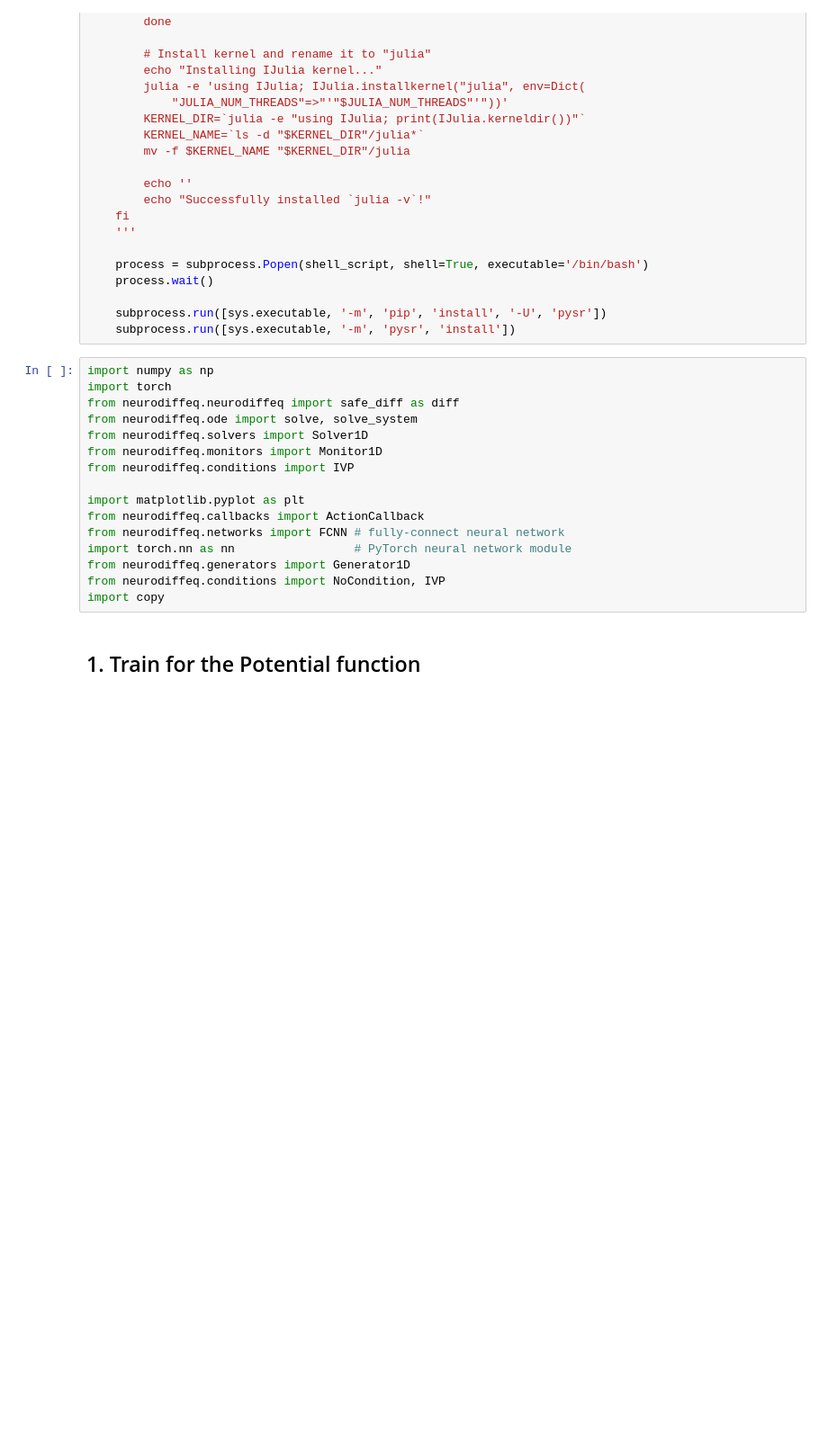
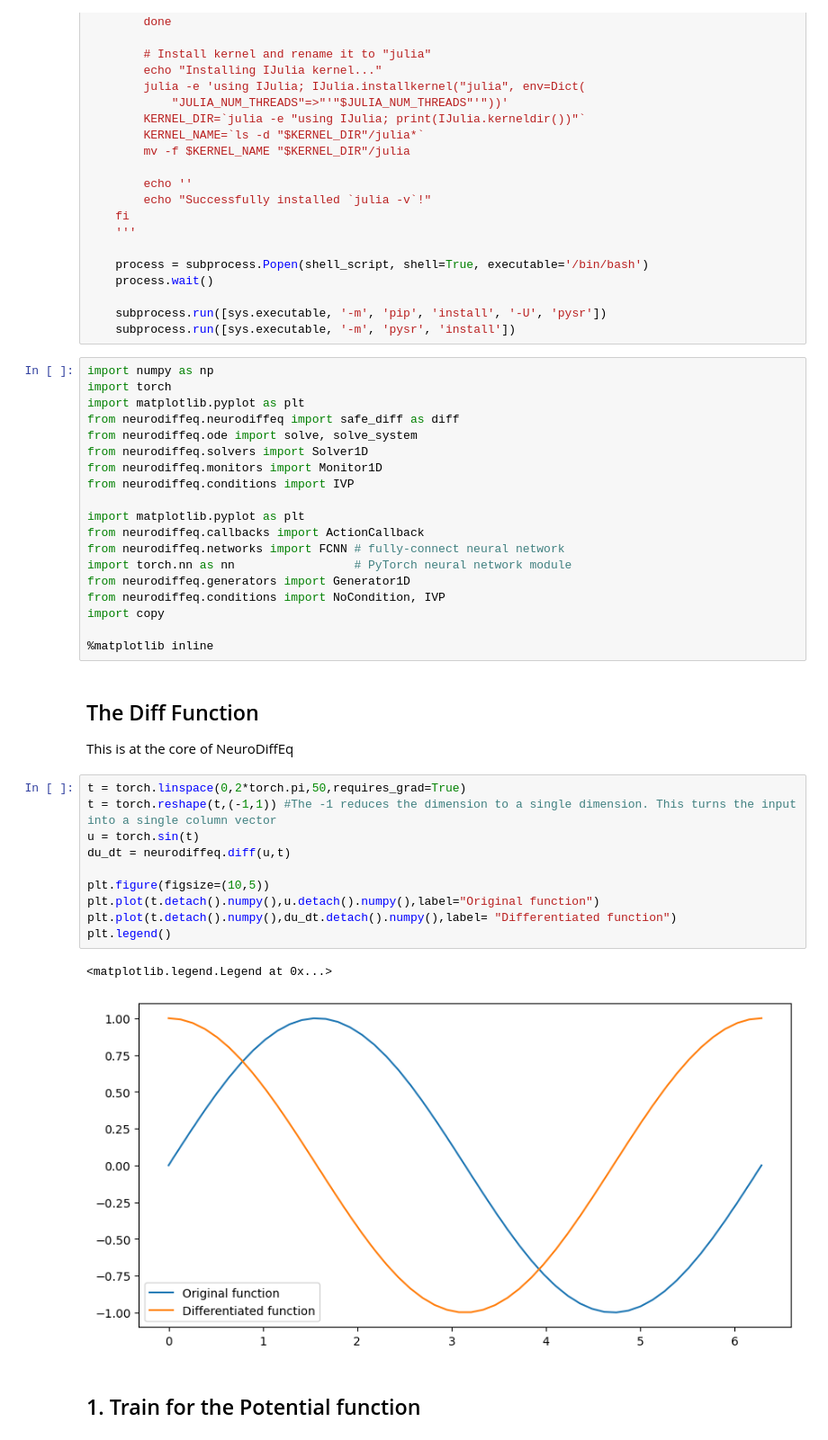
Before and after one commit to Nachiket-Yadav/c_physics_projects, a Jupyter notebook: NeurodiffEq_Potential_PINNs copy.ipynb, the cells around one changed output. Shown at 90% size. Cells and saved outputs as stored; diff of their text form; blank space fills up the shorter version.

```diff
--- a/NeurodiffEq_Potential_PINNs copy.ipynb
+++ b/NeurodiffEq_Potential_PINNs copy.ipynb
@@ -66,6 +77,7 @@ except ImportError:
 # %%
 import numpy as np
 import torch
+import matplotlib.pyplot as plt
 from neurodiffeq.neurodiffeq import safe_diff as diff
 from neurodiffeq.ode import solve, solve_system
 from neurodiffeq.solvers import Solver1D
@@ -79,6 +91,25 @@ import torch.nn as nn                 # PyTorch neural network module
 from neurodiffeq.generators import Generator1D
 from neurodiffeq.conditions import NoCondition, IVP
 import copy
+
+%matplotlib inline
+# %% [markdown]
+## The Diff Function
+
+This is at the core of NeuroDiffEq
+# %%
+t = torch.linspace(0,2*torch.pi,50,requires_grad=True)
+t = torch.reshape(t,(-1,1)) #The -1 reduces the dimension to a single dimension. This turns the input into a single column vector
+u = torch.sin(t)
+du_dt = neurodiffeq.diff(u,t)
+
+plt.figure(figsize=(10,5))
+plt.plot(t.detach().numpy(),u.detach().numpy(),label="Original function")
+plt.plot(t.detach().numpy(),du_dt.detach().numpy(),label= "Differentiated function")
+plt.legend()
+# %% [output]
+<matplotlib.legend.Legend at 0x...>
+[figure, added]
 # %% [markdown]
 ## 1. Train for the Potential function
 # %% [markdown]
```
Also changed, not shown: parts of 1 cell of this notebook.
